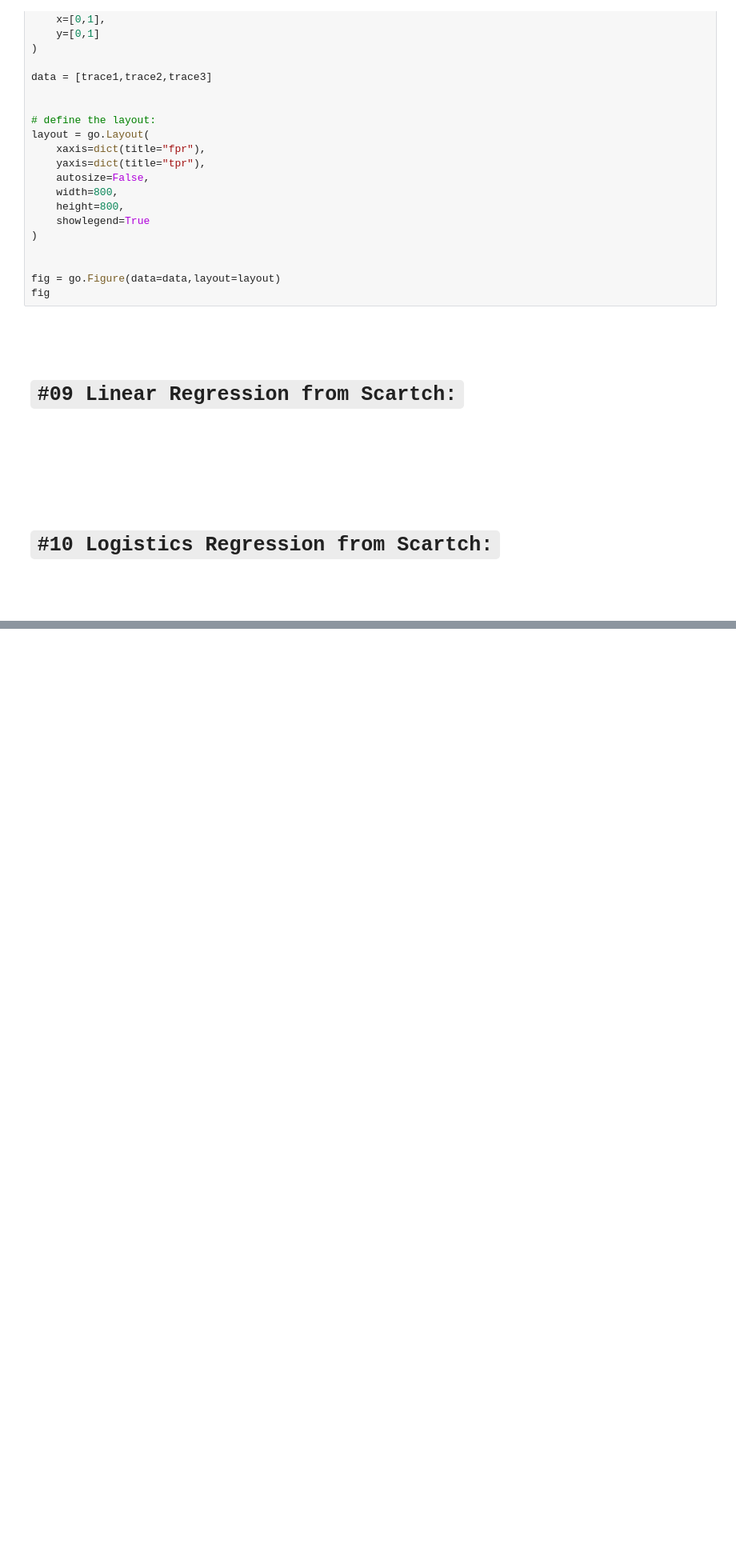
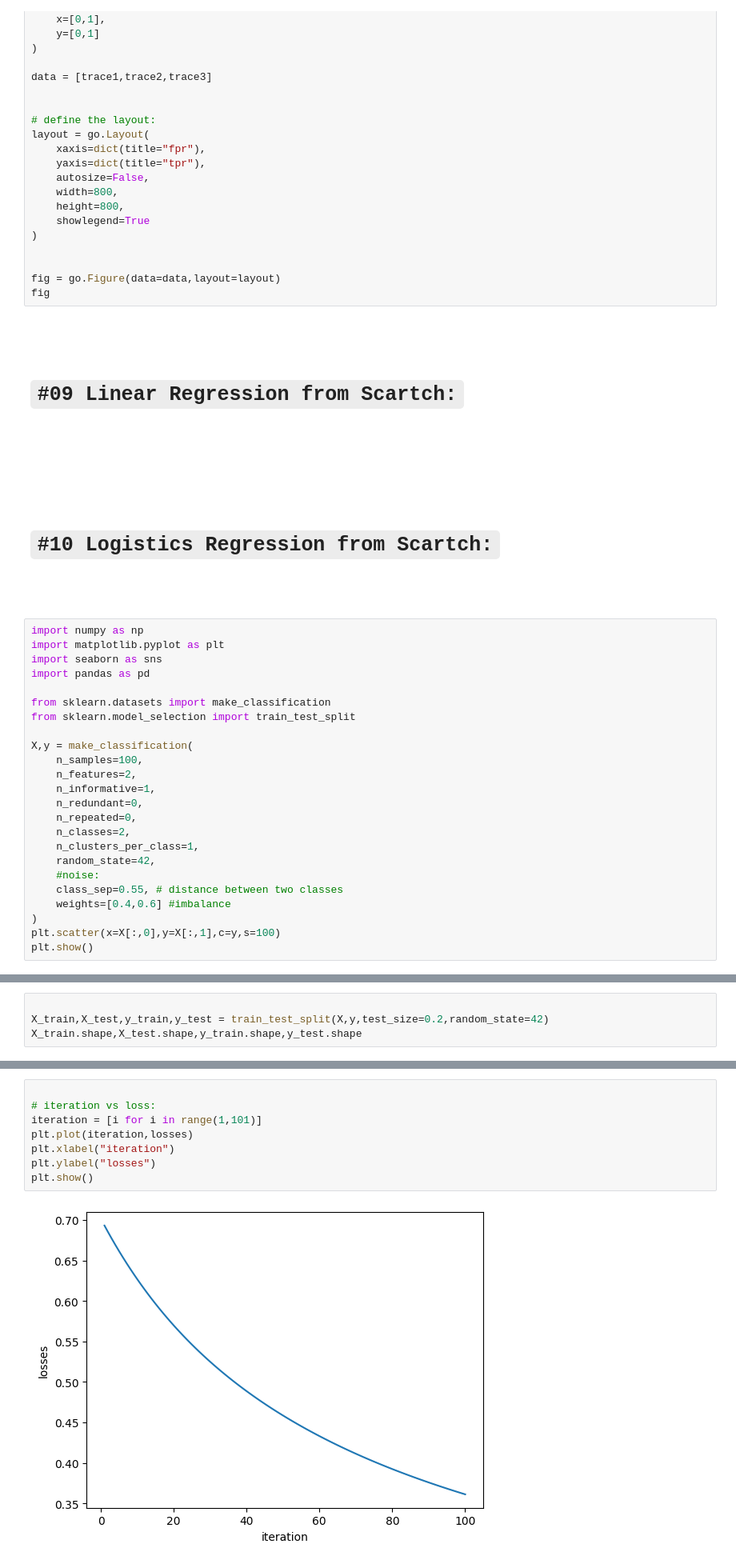
Before and after one commit to yasin-arafat-05/python-academic, a Jupyter notebook: numerical_code/mid.ipynb, the cells around one changed output, grey strips where cells are left out. Shown at 80% size. Drawn from its saved outputs; the diff is of its cells as text; blank space fills up the shorter version.

```diff
--- a/numerical_code/mid.ipynb
+++ b/numerical_code/mid.ipynb
@@ -842,3 +842,27 @@ fig
 
 <br>
 <br>
+# %%
+import numpy as np
+import matplotlib.pyplot as plt
+import seaborn as sns
+import pandas as pd
+
+from sklearn.datasets import make_classification
+from sklearn.model_selection import train_test_split
+
+X,y = make_classification(
+    n_samples=100,
+    n_features=2,
+    n_informative=1,
+    n_redundant=0,
+    n_repeated=0,
+    n_classes=2,
+    n_clusters_per_class=1,
+    random_state=42,
+    #noise:
+    class_sep=0.55, # distance between two classes
+    weights=[0.4,0.6] #imbalance
+)
+plt.scatter(x=X[:,0],y=X[:,1],c=y,s=100)
+plt.show()
@@ -844,0 +871,4 @@ fig
+# %%
+
+X_train,X_test,y_train,y_test = train_test_split(X,y,test_size=0.2,random_state=42)
+X_train.shape,X_test.shape,y_train.shape,y_test.shape
@@ -844,0 +959,10 @@ fig
+# %%
+
+# iteration vs loss:
+iteration = [i for i in range(1,101)]
+plt.plot(iteration,losses)
+plt.xlabel("iteration")
+plt.ylabel("losses")
+plt.show()
+# %% [output]
+[figure, added]
```
Also changed, not shown: parts of 5 cells of this notebook.
